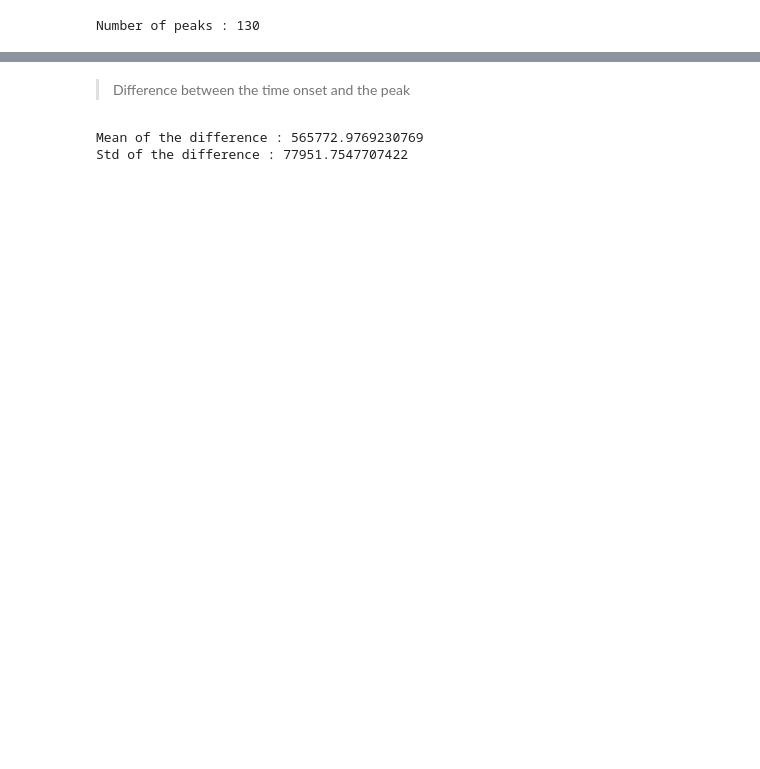
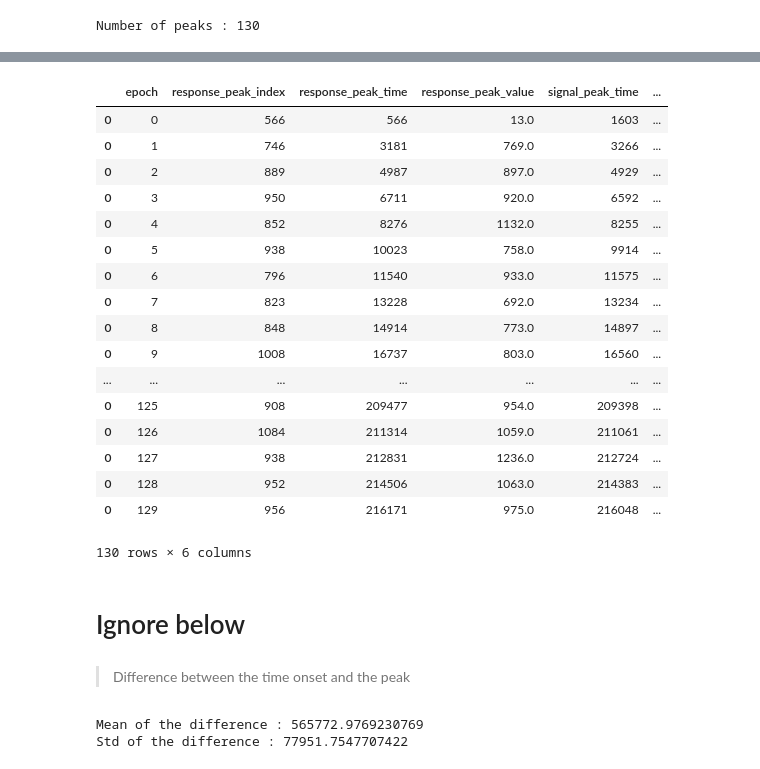
Before and after one commit to kcho/temporal_recalibration, a Jupyter notebook: Untitled.ipynb, the cells around one changed output, grey strips where cells are left out. Drawn from its saved outputs; the diff is of its cells as text; code cells hidden in the pictures; blank space fills up the shorter version.

```diff
--- a/Untitled.ipynb
+++ b/Untitled.ipynb
@@ -213,0 +285,21 @@ Number of peaks : 130
+# %%
+df
+# %% [output]
+|  | epoch | response_peak_index | response_peak_time | response_peak_value | signal_peak_time | ... |
+| 0 | 0 | 566 | 566 | 13.0 | 1603 | ... |
+| 0 | 1 | 746 | 3181 | 769.0 | 3266 | ... |
+| 0 | 2 | 889 | 4987 | 897.0 | 4929 | ... |
+| 0 | 3 | 950 | 6711 | 920.0 | 6592 | ... |
+| 0 | 4 | 852 | 8276 | 1132.0 | 8255 | ... |
+| 0 | 5 | 938 | 10023 | 758.0 | 9914 | ... |
+| 0 | 6 | 796 | 11540 | 933.0 | 11575 | ... |
+| 0 | 7 | 823 | 13228 | 692.0 | 13234 | ... |
+| 0 | 8 | 848 | 14914 | 773.0 | 14897 | ... |
+| 0 | 9 | 1008 | 16737 | 803.0 | 16560 | ... |
+| ... | ... | ... | ... | ... | ... | ... |
+| 0 | 125 | 908 | 209477 | 954.0 | 209398 | ... |
+| 0 | 126 | 1084 | 211314 | 1059.0 | 211061 | ... |
+| 0 | 127 | 938 | 212831 | 1236.0 | 212724 | ... |
+| 0 | 128 | 952 | 214506 | 1063.0 | 214383 | ... |
+| 0 | 129 | 956 | 216171 | 975.0 | 216048 | ... |
+130 rows × 6 columns
@@ -214,3 +310,5 @@ Number of peaks : 130
+# %% [markdown]
+# Ignore below
 # %% [markdown]
 > Difference between the time onset and the peak
 # %%
```
Also changed, not shown: parts of 14 cells of this notebook.
